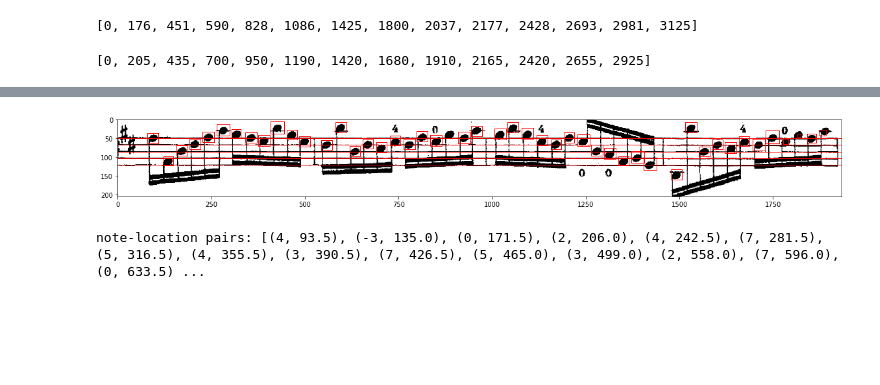
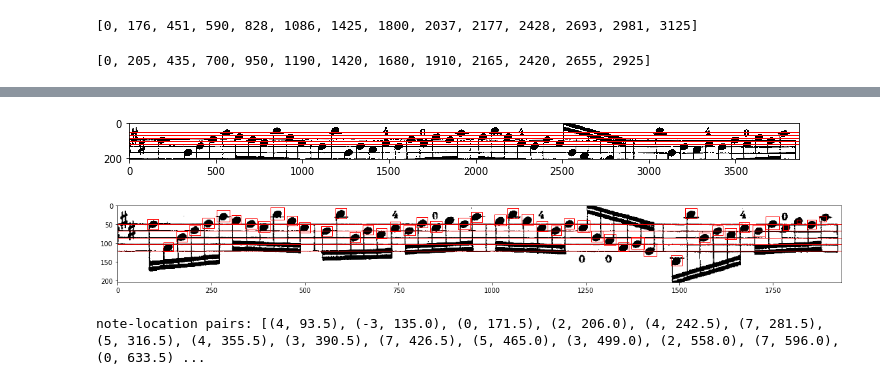
Before and after one commit to db7894/sheet_id, a Jupyter notebook: Summer2018/presentation_example.ipynb, the cells around one changed output, grey strips where cells are left out. Cells and saved outputs as stored; diff of their text form; code cells hidden in the pictures; blank space fills up the shorter version.

```diff
--- a/Summer2018/presentation_example.ipynb
+++ b/Summer2018/presentation_example.ipynb
@@ -384,5 +390,5 @@ visualizeBoundaries(Icrop, bnds_old)
 # %%
-strips = getStrips(Icrop, bnds_old)
+strips = getStrips(Icrop, bnds)
 lines_list = []
 # noice
 for s in strips:
@@ -420,5 +410,14 @@ inv_s, boxes, lines = get_lines_bboxes(s)
+# %%
+s = strips[0]
 # %%
 lines = [50, 68, 86, 104, 121]
+# %%
+showImage(s)
+for line in lines:
+    plt.axhline(y=line, color='red', linewidth=1)
+plt.show()
+# %% [output]
+[figure, added]
 # %%
 visualize_output(s, inv_s, lines, boxes)
 # %% [output]
```
Also changed, not shown: parts of 12 cells of this notebook.
